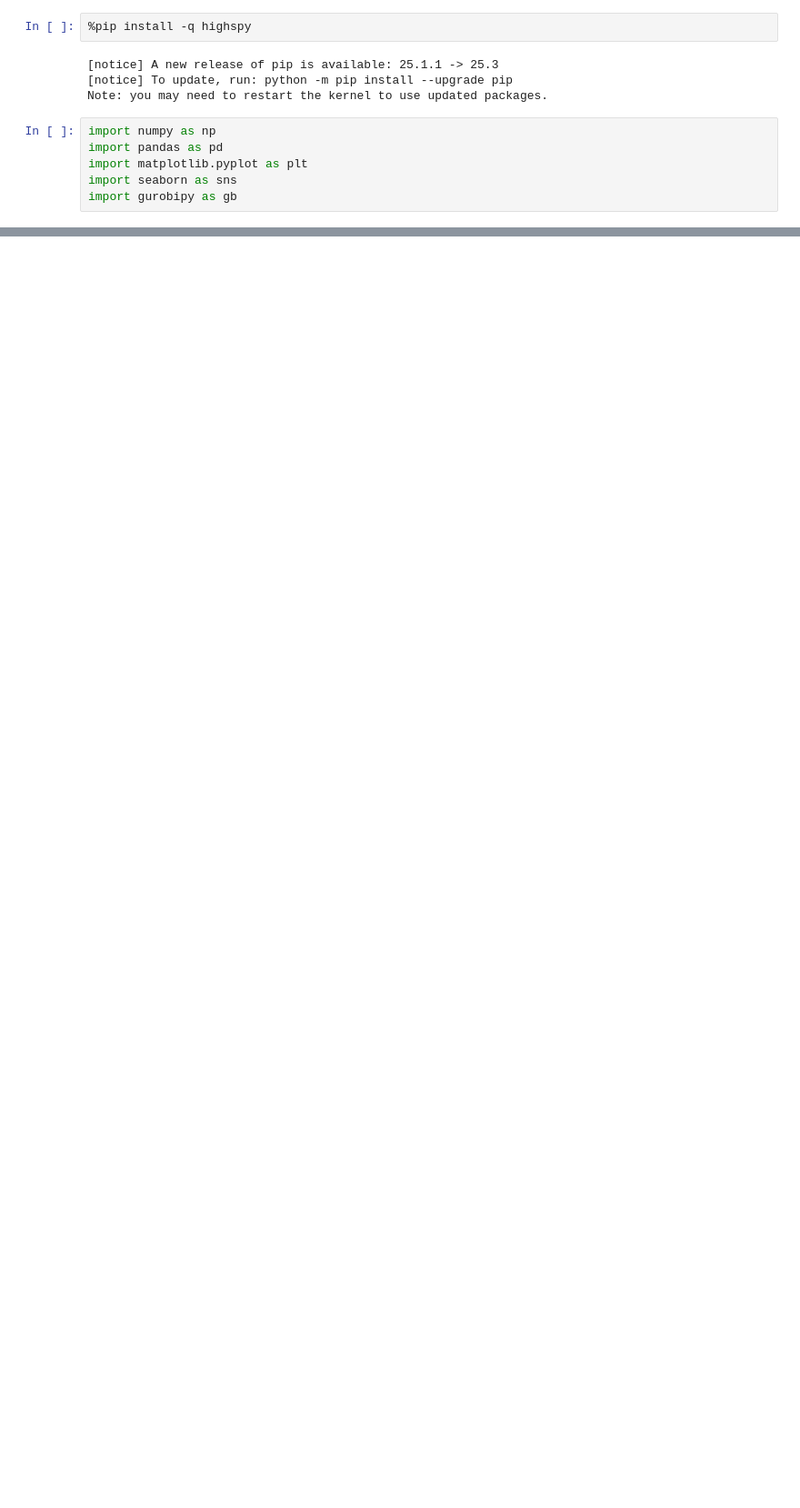
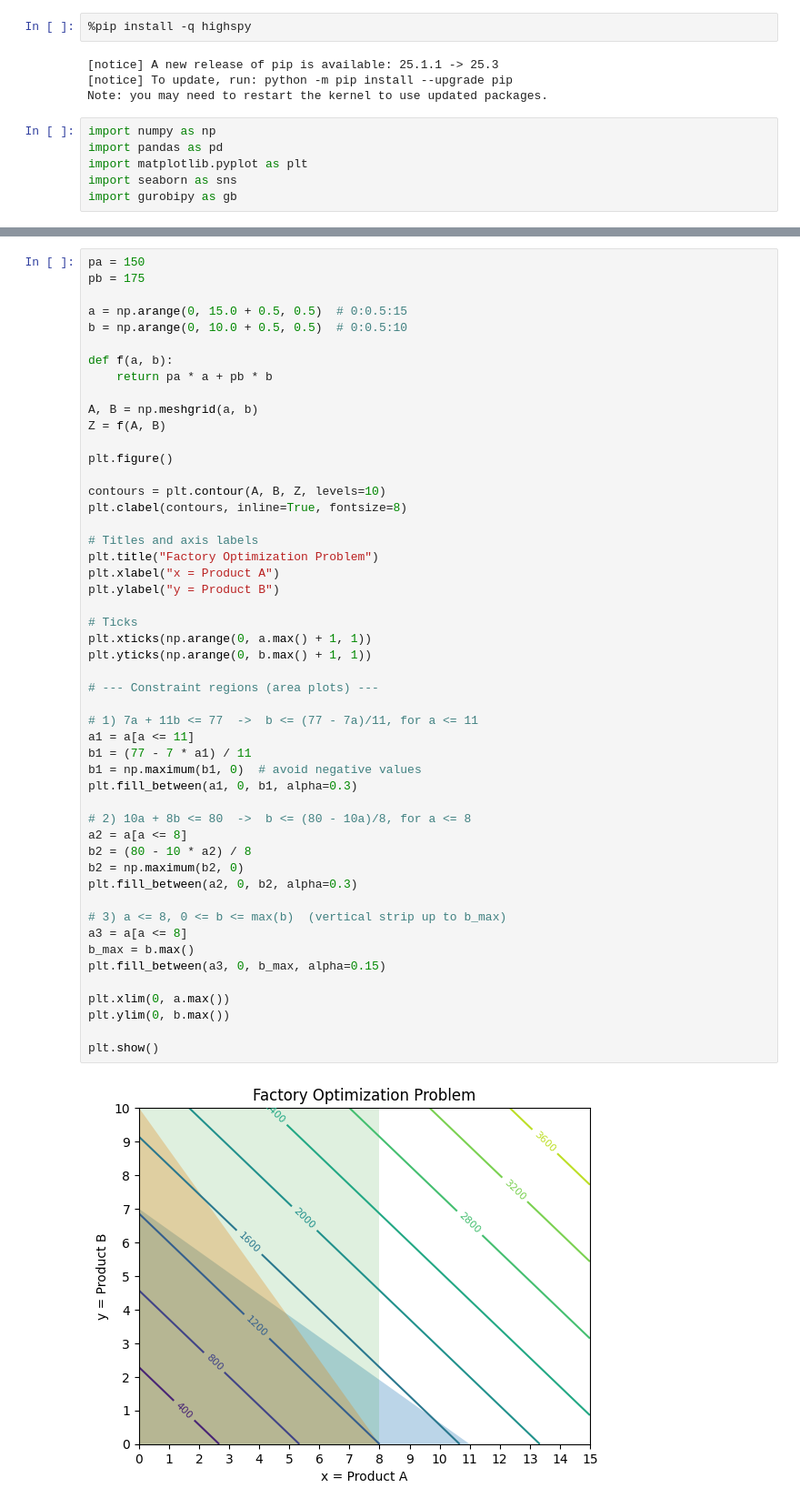
Before and after one commit to rezfa/Supply_Chain_Analytics_2026, a Jupyter notebook: 01_Optimization.ipynb, the cells around one changed output, grey strips where cells are left out. Shown at 91% size. Saved outputs shown, nothing was run; the diff lists cells and outputs as text; blank space fills up the shorter version.

```diff
--- a/01_Optimization.ipynb
+++ b/01_Optimization.ipynb
@@ -77,0 +89,52 @@ x
+# %%
+pa = 150
+pb = 175
+
+a = np.arange(0, 15.0 + 0.5, 0.5)  # 0:0.5:15
+b = np.arange(0, 10.0 + 0.5, 0.5)  # 0:0.5:10
+
+def f(a, b):
+    return pa * a + pb * b
+
+A, B = np.meshgrid(a, b)
+Z = f(A, B)
+
+plt.figure()
+
+contours = plt.contour(A, B, Z, levels=10)
+plt.clabel(contours, inline=True, fontsize=8)
+
+# Titles and axis labels
+plt.title("Factory Optimization Problem")
+plt.xlabel("x = Product A")
+plt.ylabel("y = Product B")
+
+# Ticks
+plt.xticks(np.arange(0, a.max() + 1, 1))
+plt.yticks(np.arange(0, b.max() + 1, 1))
+
+# --- Constraint regions (area plots) ---
+
+# 1) 7a + 11b <= 77  ->  b <= (77 - 7a)/11, for a <= 11
+a1 = a[a <= 11]
+b1 = (77 - 7 * a1) / 11
+b1 = np.maximum(b1, 0)  # avoid negative values
+plt.fill_between(a1, 0, b1, alpha=0.3)
+
+# 2) 10a + 8b <= 80  ->  b <= (80 - 10a)/8, for a <= 8
+a2 = a[a <= 8]
+b2 = (80 - 10 * a2) / 8
+b2 = np.maximum(b2, 0)
+plt.fill_between(a2, 0, b2, alpha=0.3)
+
+# 3) a <= 8, 0 <= b <= max(b)  (vertical strip up to b_max)
+a3 = a[a <= 8]
+b_max = b.max()
+plt.fill_between(a3, 0, b_max, alpha=0.15)
+
+plt.xlim(0, a.max())
+plt.ylim(0, b.max())
+
+plt.show()
+# %% [output]
+[figure, added]
```
Also changed, not shown: parts of 9 cells of this notebook.
